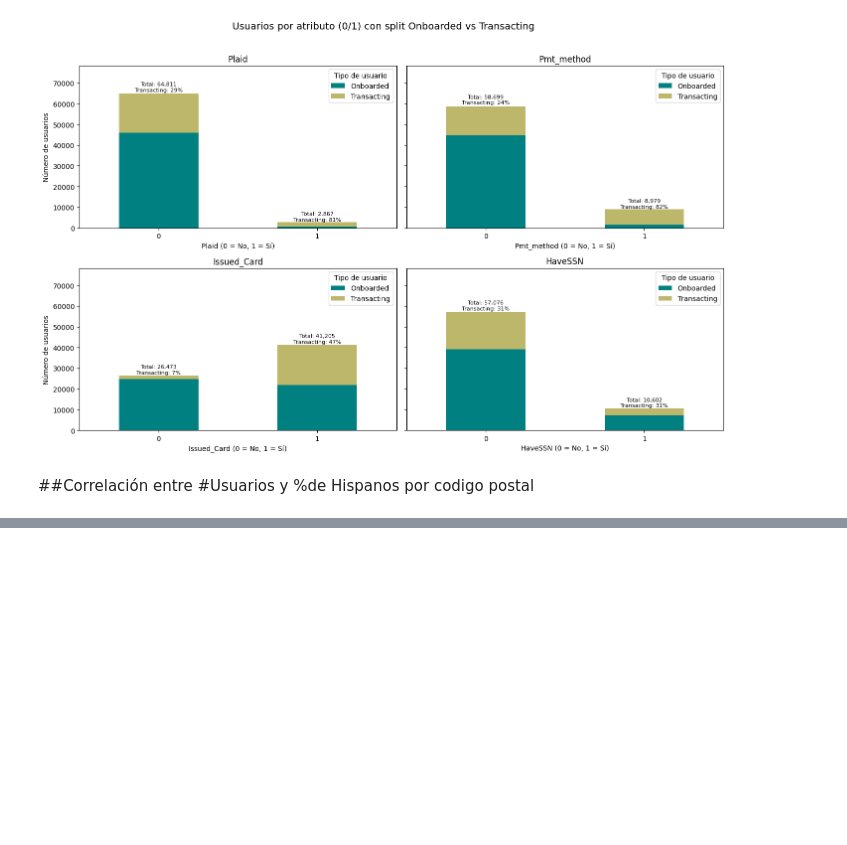
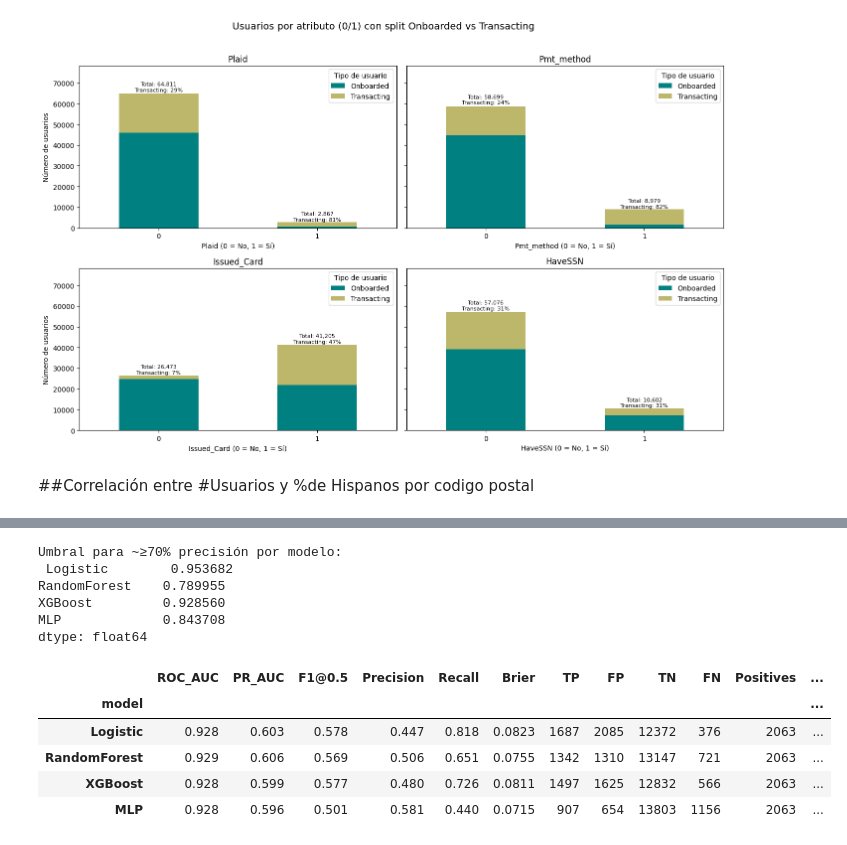
Before and after one commit to christiangarza1505813/ClassModel, a Jupyter notebook: Model/model.ipynb, the cells around one changed output, grey strips where cells are left out. Cells and saved outputs as stored; diff of their text form; code cells hidden in the pictures; blank space fills up the shorter version.

```diff
--- a/Model/model.ipynb
+++ b/Model/model.ipynb
@@ -644,0 +843,17 @@ Correlación (solo California): 0.507
+# %%
+# 1) Preparar variables (aún sin encodings/imputaciones)
+prepared_df, num_base, cat_low, high_card = prepare_dataset(df)
+
+# 2) Máscaras de tiempo (split sin fuga)
+train_mask = prepared_df['Creation_date'] <  pd.Timestamp('2025-01-01')
+test_mask  = (prepared_df['Creation_date'] >= pd.Timestamp('2025-01-01')) & \
+             (prepared_df['Creation_date'] <  pd.Timestamp('2026-01-01'))
+
+# 3) Particiones
+X_train = prepared_df.loc[train_mask].drop(columns=['Creation_date','Transacting'])
+y_train = prepared_df.loc[train_mask, 'Transacting'].values.astype(int)
+
+X_test  = prepared_df.loc[test_mask].drop(columns=['Creation_date','Transacting'])
+y_test  = prepared_df.loc[test_mask, 'Transacting'].values.astype(int)
+
+print(X_train.shape, X_test.shape, y_train.mean(), y_test.mean())
@@ -644,0 +1447,20 @@ Correlación (solo California): 0.507
+# %%
+# Registra aquí tus modelos entrenados
+models = {
+    'Logistic': logit,
+    'RandomForest': rf,
+    'XGBoost': xgb,
+    'MLP': mlp
+}
+
+threshold = 0.5
+rows = []
+probs = {}  # guardamos probabilidades por modelo para top-k o barridos
+
+for name, mdl in models.items():
+    m, p = evaluate_model(name, mdl, X_test, y_test, threshold=threshold)
+    rows.append(m); probs[name] = p
+
+metrics_df = pd.DataFrame(rows).set_index('model')
+metrics_df = metrics_df[['ROC_AUC','PR_AUC',f'F1@{threshold}','Precision','Recall','Brier','TP','FP','TN','FN','Positives','N']]
+print(metrics_df.round(4))
@@ -644,0 +1505,36 @@ Correlación (solo California): 0.507
+# %%
+from sklearn.metrics import precision_recall_curve
+
+target_precision = 0.80
+thr_by_model = {}
+for name, p in probs.items():
+    prec, rec, thr = precision_recall_curve(y_test, p)
+    mask = prec[:-1] >= target_precision
+    thr_match = thr[mask][0] if mask.any() else 0.5
+    thr_by_model[name] = float(thr_match)
+
+print("Umbral para ~≥70% precisión por modelo:\n", pd.Series(thr_by_model))
+
+#aqui respondemos a la pregunta, que umbral necesito para tener un 70% de precisión en transacting
+# %% [output]
+Umbral para ~≥70% precisión por modelo:
+ Logistic        0.953682
+RandomForest    0.789955
+XGBoost         0.928560
+MLP             0.843708
+dtype: float64
+# %%
+def pretty(df):
+    return df.style.format({
+        'ROC_AUC':'{:.3f}','PR_AUC':'{:.3f}',f'F1@{threshold}':'{:.3f}',
+        'Precision':'{:.3f}','Recall':'{:.3f}','Brier':'{:.4f}'
+    })
+
+pretty(metrics_df)
+# %% [output]
+|  | ROC_AUC | PR_AUC | F1@0.5 | Precision | Recall | Brier | TP | FP | TN | FN | Positives | ... |
+| model |  |  |  |  |  |  |  |  |  |  |  | ... |
+| Logistic | 0.928 | 0.603 | 0.578 | 0.447 | 0.818 | 0.0823 | 1687 | 2085 | 12372 | 376 | 2063 | ... |
+| RandomForest | 0.929 | 0.606 | 0.569 | 0.506 | 0.651 | 0.0755 | 1342 | 1310 | 13147 | 721 | 2063 | ... |
+| XGBoost | 0.928 | 0.599 | 0.577 | 0.480 | 0.726 | 0.0811 | 1497 | 1625 | 12832 | 566 | 2063 | ... |
+| MLP | 0.928 | 0.596 | 0.501 | 0.581 | 0.440 | 0.0715 | 907 | 654 | 13803 | 1156 | 2063 | ... |
```
Also changed, not shown: parts of 26 cells of this notebook.
